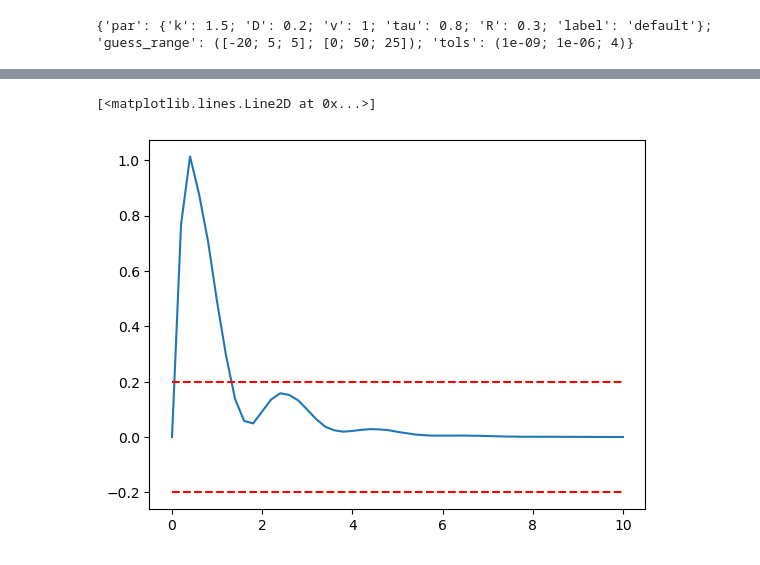
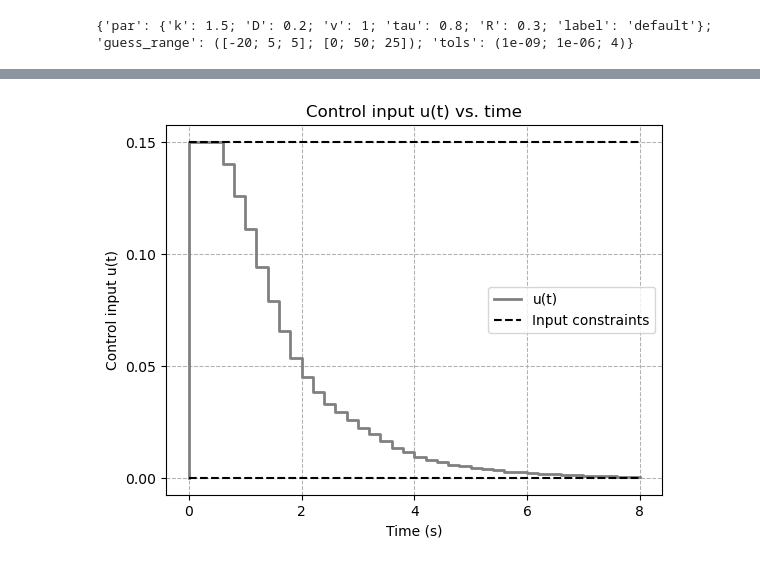
Before and after one commit to behradmoadeli/pfr_isothermal_recycle_delay_MPC, a Jupyter notebook: reports/Report_unstable.ipynb, the cells around one changed output, grey strips where cells are left out. Drawn from its saved outputs; the diff is of its cells as text; code cells hidden in the pictures.

```diff
--- a/reports/Report_unstable.ipynb
+++ b/reports/Report_unstable.ipynb
@@ -239,9 +230,24 @@ plt.plot(t_eval_d, np.ones_like(t_eval_d)*u_limits[1], 'r--')
+# %%
+plt.step(t_eval_d, U_MPC, where='pre', color='gray', linewidth=2)  # Change to stairs plot
+plt.plot(t_eval_d, np.ones_like(t_eval_d)*u_limits[0], 'k--')
+plt.plot(t_eval_d, np.ones_like(t_eval_d)*u_limits[1], 'k--')
+plt.grid(which='both', linestyle='--', linewidth=0.75)
+plt.gca().xaxis.set_major_locator(plt.MaxNLocator(5))
+plt.gca().yaxis.set_major_locator(plt.MaxNLocator(4))
+plt.title('Control input u(t) vs. time')
+plt.gca().set_xlabel('Time (s)')
+plt.gca().set_ylabel('Control input u(t)')
+plt.legend(['u(t)', 'Input constraints'])
+plt.show()
+# %% [output]
+[figure, added]
 # %%
-plt.plot(t_eval_d[:len(x_MPC[0,-1,:])], x_MPC[0,-1,:])
-plt.plot(t_eval_d, np.ones_like(t_eval_d)*y_limits[0], 'r--')
-plt.plot(t_eval_d, np.ones_like(t_eval_d)*y_limits[1], 'r--')
+# plt.plot(t_eval_d[:len(x_MPC[0,-1,:])], x_MPC[1,-2,:])
+# plt.plot(t_eval_d[:len(x_MPC[0,-1,:])], x_MPC[1,-1,:])
+plt.plot(t_eval_d[:len(x_MPC[0,-1,:])], x_MPC[0,0,:])
+plt.plot(t_eval_d[:len(x_MPC[0,-1,:])], x_MPC[0,1,:])
+plt.plot(t_eval_d, np.zeros_like(t_eval_d), 'k-')
+# plt.plot(t_eval_d, np.ones_like(t_eval_d)*y_limits[0], 'r--')
+# plt.plot(t_eval_d, np.ones_like(t_eval_d)*y_limits[1], 'r--')
 # plt.plot(t_eval_d, x_MPC[1,-1,:])
 # plt.plot(t_eval_d, x_MPC[1,20,:])
-# %% [output]
-[<matplotlib.lines.Line2D at 0x...>]
-[figure, removed]
```
Also changed, not shown: parts of 11 cells of this notebook, 1 other file.
